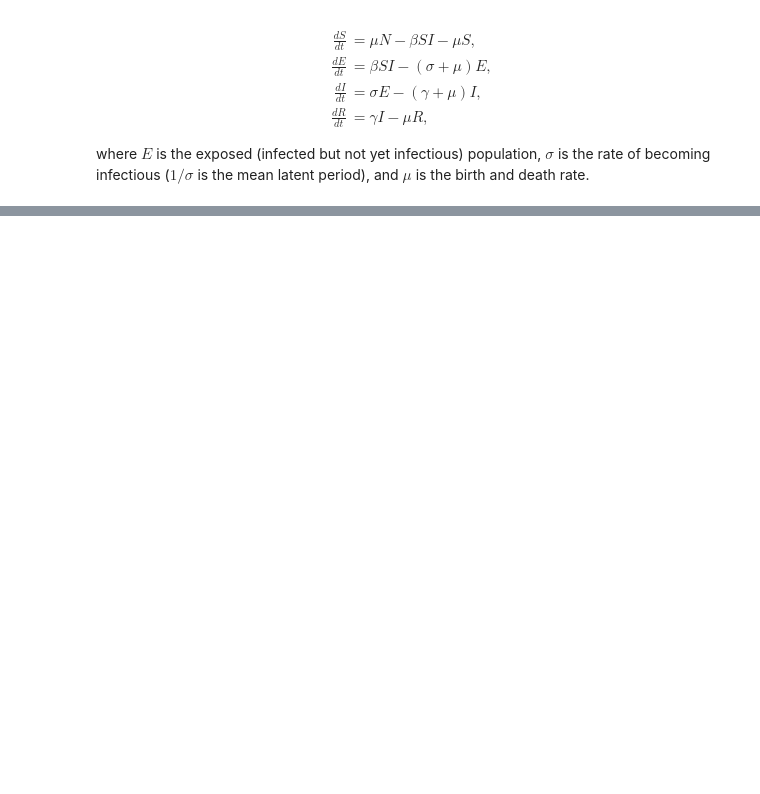
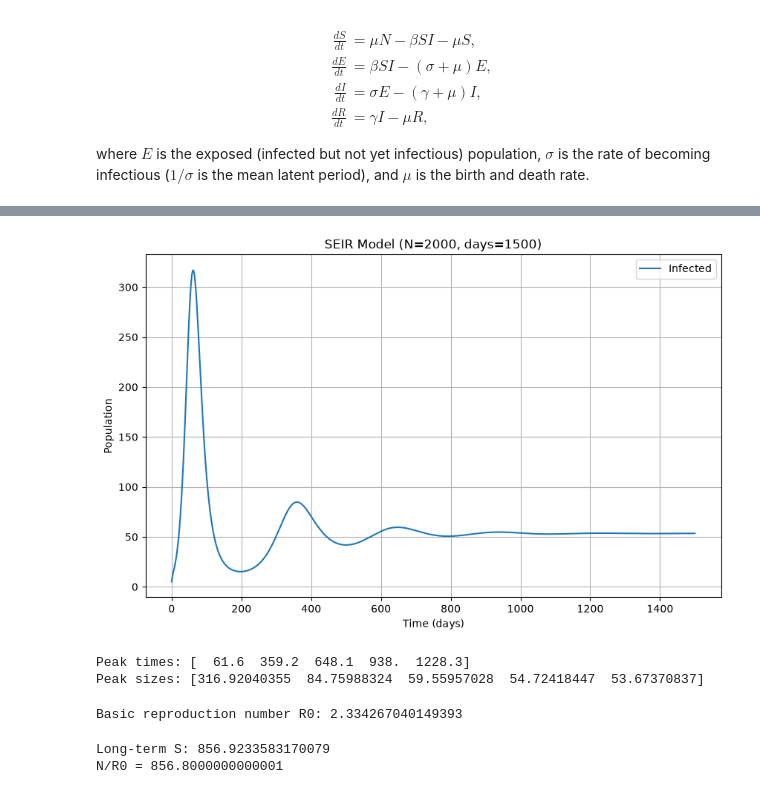
Before and after one commit to JangwonLim/bmi500-sir-seir-modeling, a Jupyter notebook: partD.ipynb, the cells around one changed output, grey strips where cells are left out. Drawn from its saved outputs; the diff is of its cells as text; code cells hidden in the pictures; blank space fills up the shorter version.

```diff
--- a/partD.ipynb
+++ b/partD.ipynb
@@ -38,0 +118,39 @@ def seir_solver(f, y0, days, dt, beta, gamma, sigma, mu):
+# %%
+# Plot only I curve for iii
+fig, ax = plt.subplots(figsize=(10, 6))
+
+ax.plot(t, I, label="Infected")  # Plot only the I curve for iii
+ax.set_xlabel("Time (days)")
+ax.set_ylabel("Population")
+ax.set_title("SEIR Model (N=2000, days=1500)")
+ax.legend()
+ax.grid()
+
+os.makedirs("figures", exist_ok=True)
+fig.savefig("figures/seir_model_1500days_I_curve.png")
+
+plt.show()
+# %% [output]
+[figure, added]
+# %%
+# Find the timing and size of each epidemic wave
+peaks, _ = find_peaks(I)
+peak_times = t[peaks]
+peak_sizes = I[peaks]
+print("Peak times:", peak_times)
+print("Peak sizes:", peak_sizes)
+# %% [output]
+Peak times: [  61.6  359.2  648.1  938.  1228.3]
+Peak sizes: [316.92040355  84.75988324  59.55957028  54.72418447  53.67370837]
+# %%
+# problem iv
+R0 = beta*N*sigma / ((sigma + mu)*(gamma + mu))
+print("Basic reproduction number R0:", R0)
+# %% [output]
+Basic reproduction number R0: 2.334267040149393
+# %%
+print(f"Long-term S: {S[-1]}")
+print(f"N/R0 = {N/R0}")
+# %% [output]
+Long-term S: 856.9233583170079
+N/R0 = 856.8000000000001
```
Also changed, not shown: parts of 9 cells of this notebook, 4 other files.
